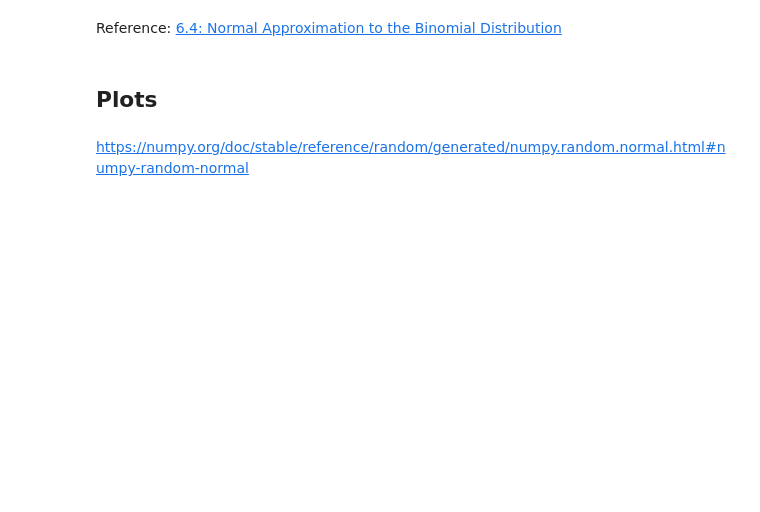
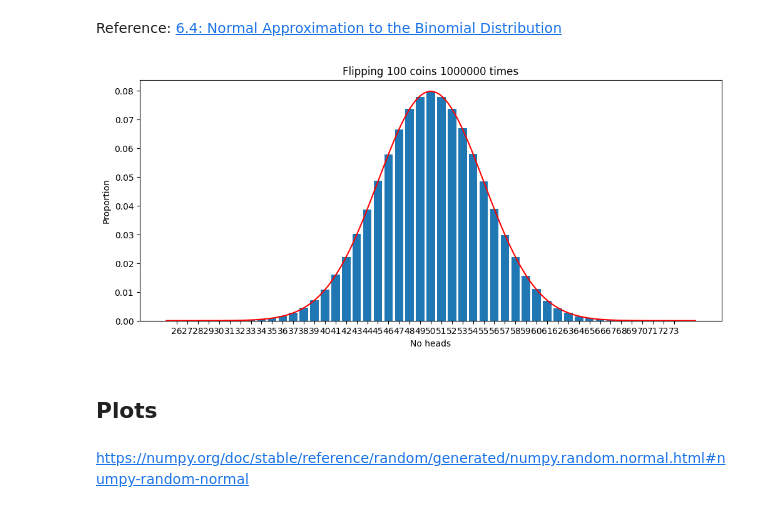
Before and after one commit to ianmcloughlin/applied-statistics, a Jupyter notebook: materials/normal-distribution.ipynb, the cells around one changed output. Cells and saved outputs as stored; diff of their text form; code cells hidden in the pictures; blank space fills up the shorter version.

```diff
--- a/materials/normal-distribution.ipynb
+++ b/materials/normal-distribution.ipynb
@@ -211,34 +274,36 @@ p = 0.5
 
 # Flip two coins several times.
 nflips = np.random.binomial(n, p, k)
 
 # Count the number of times each value occurs.
 uniques, counts = np.unique(nflips, return_counts=True)
 
 # Create a blank plot.
 fig, ax = plt.subplots(figsize=(12, 5))
 
 # Create a bar chart.
 ax.bar(uniques, counts / k)
 
 # Create an x range.
-x = np.linspace(25, 75, 1001)
+x = np.linspace(25.0, 75.0, 1001)
 
 # Get y values.
 y = f(x, mu=n*p, sigma=np.sqrt(n * p * (1 - p)))
 
 # Plot the function.
 ax.plot(x, y, 'r-')
 
 # Set x ticks.
 ax.set_xticks(uniques)
 
 # Add title.
 ax.set_title(f'Flipping {n} coins {k} times')
 
 # Add axis label.
 ax.set_xlabel('No heads')
 ax.set_ylabel('Proportion');
+# %% [output]
+[figure, added]
 # %% [markdown]
 ## Plots
 # %% [markdown]
```
Also changed, not shown: parts of 28 cells of this notebook.
